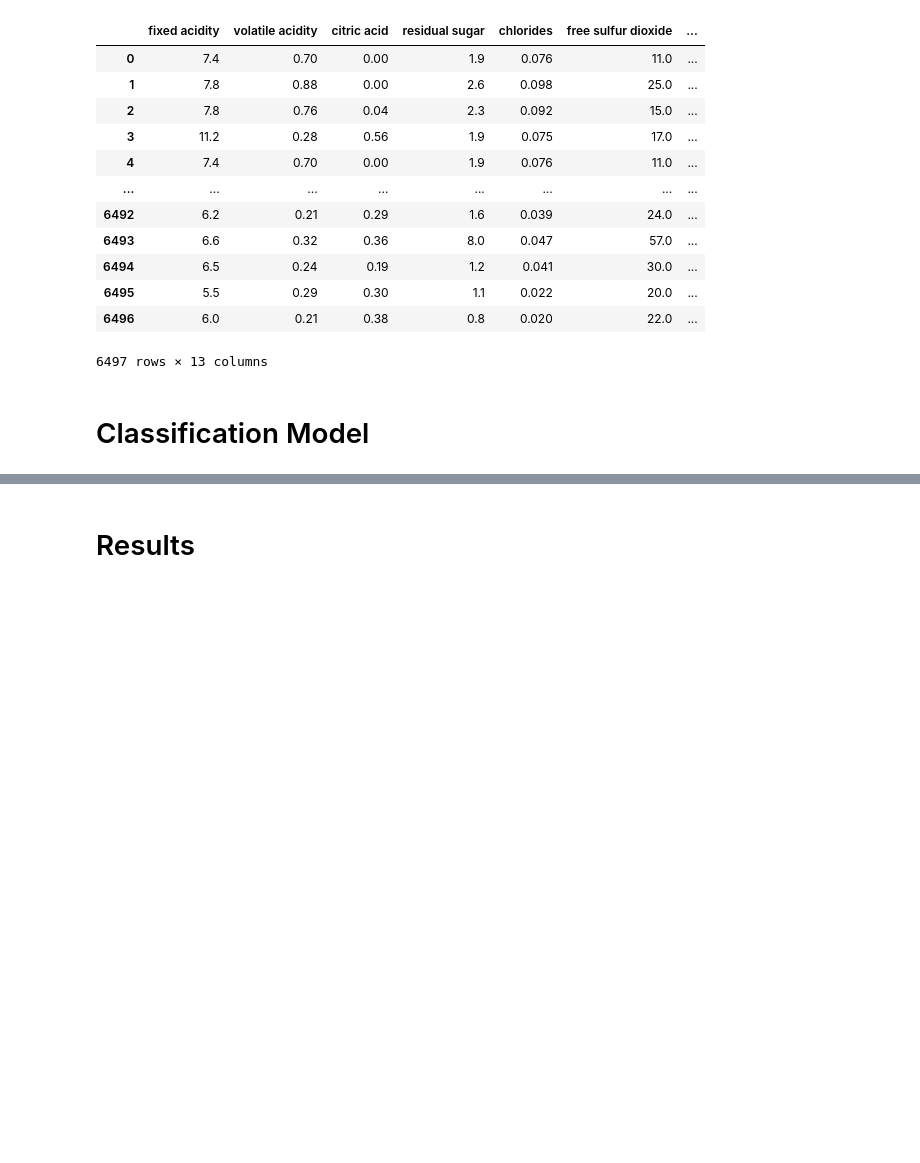
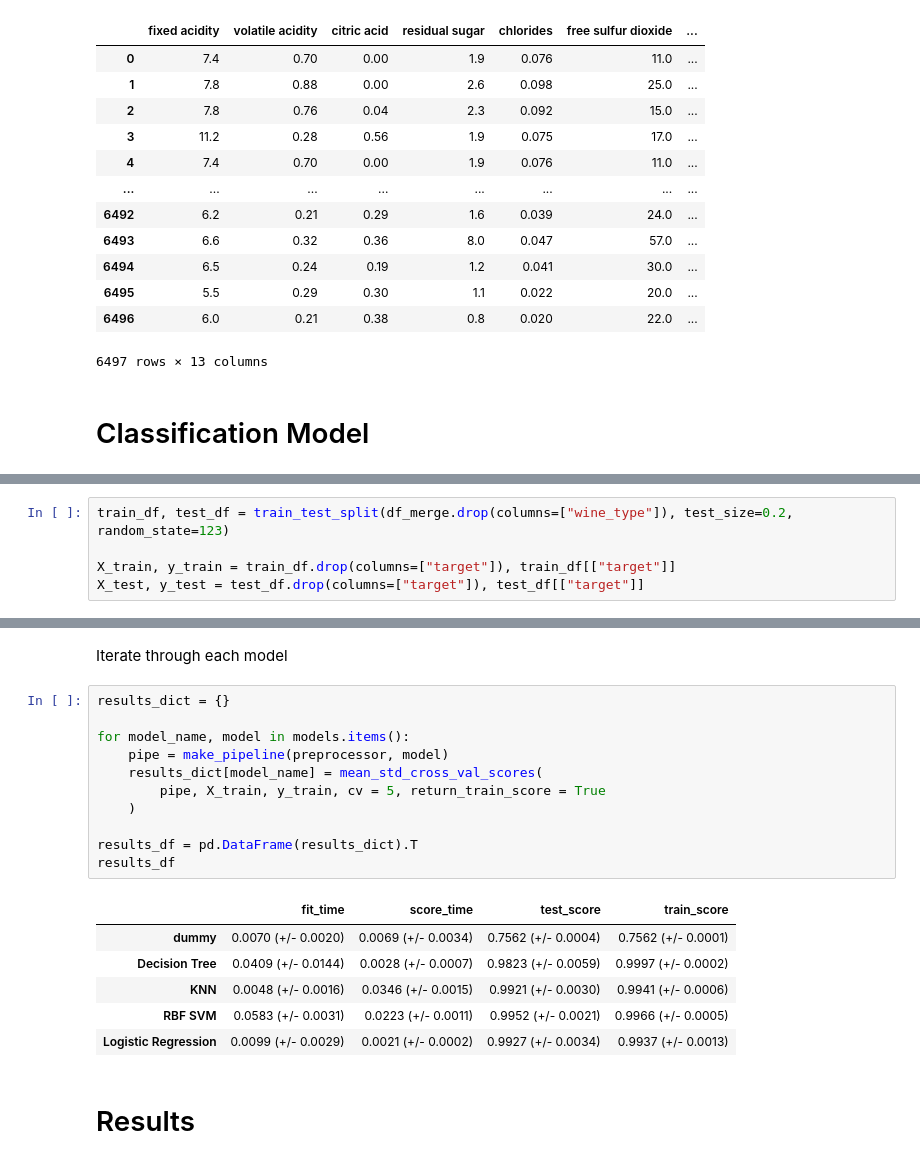
Before and after one commit to PAT0216/wine-classification, a Jupyter notebook: wine_classifier.ipynb, the cells around one changed output, grey strips where cells are left out. Saved outputs shown, nothing was run; the diff lists cells and outputs as text; blank space fills up the shorter version.

```diff
--- a/wine_classifier.ipynb
+++ b/wine_classifier.ipynb
@@ -63,0 +66,5 @@ df_merge
+# %%
+train_df, test_df = train_test_split(df_merge.drop(columns=["wine_type"]), test_size=0.2, random_state=123)
+
+X_train, y_train = train_df.drop(columns=["target"]), train_df[["target"]]
+X_test, y_test = test_df.drop(columns=["target"]), test_df[["target"]]
@@ -64,2 +116,22 @@ df_merge
+# %% [markdown]
+Iterate through each model
+# %%
+results_dict = {}
+
+for model_name, model in models.items():
+    pipe = make_pipeline(preprocessor, model)
+    results_dict[model_name] = mean_std_cross_val_scores(
+        pipe, X_train, y_train, cv = 5, return_train_score = True
+    )
+
+results_df = pd.DataFrame(results_dict).T
+results_df
+# %% [output]
+|  | fit_time | score_time | test_score | train_score |
+| dummy | 0.0070 (+/- 0.0020) | 0.0069 (+/- 0.0034) | 0.7562 (+/- 0.0004) | 0.7562 (+/- 0.0001) |
+| Decision Tree | 0.0409 (+/- 0.0144) | 0.0028 (+/- 0.0007) | 0.9823 (+/- 0.0059) | 0.9997 (+/- 0.0002) |
+| KNN | 0.0048 (+/- 0.0016) | 0.0346 (+/- 0.0015) | 0.9921 (+/- 0.0030) | 0.9941 (+/- 0.0006) |
+| RBF SVM | 0.0583 (+/- 0.0031) | 0.0223 (+/- 0.0011) | 0.9952 (+/- 0.0021) | 0.9966 (+/- 0.0005) |
+| Logistic Regression | 0.0099 (+/- 0.0029) | 0.0021 (+/- 0.0002) | 0.9927 (+/- 0.0034) | 0.9937 (+/- 0.0013) |
 # %% [markdown]
 # Results
```
Also changed, not shown: parts of 8 cells of this notebook.
